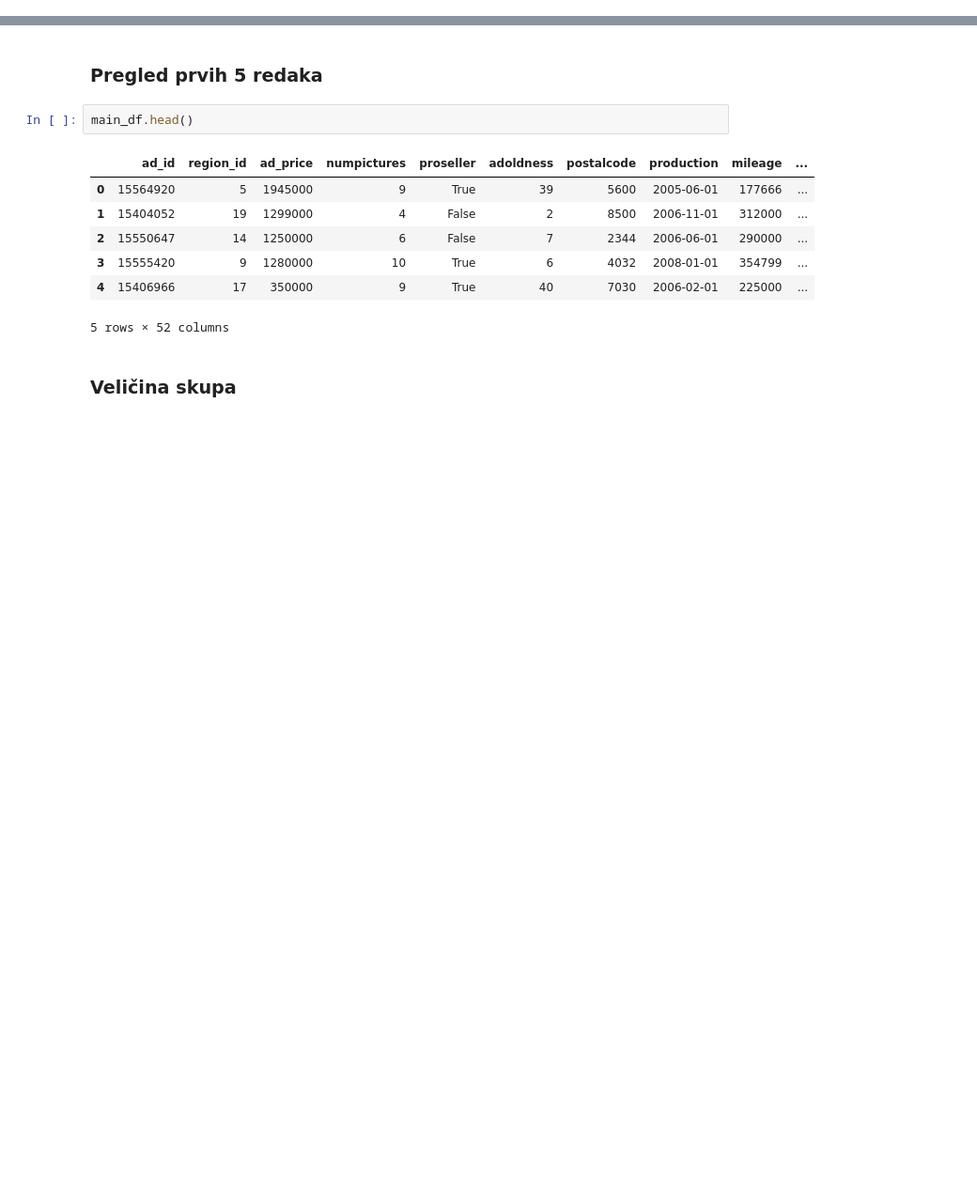
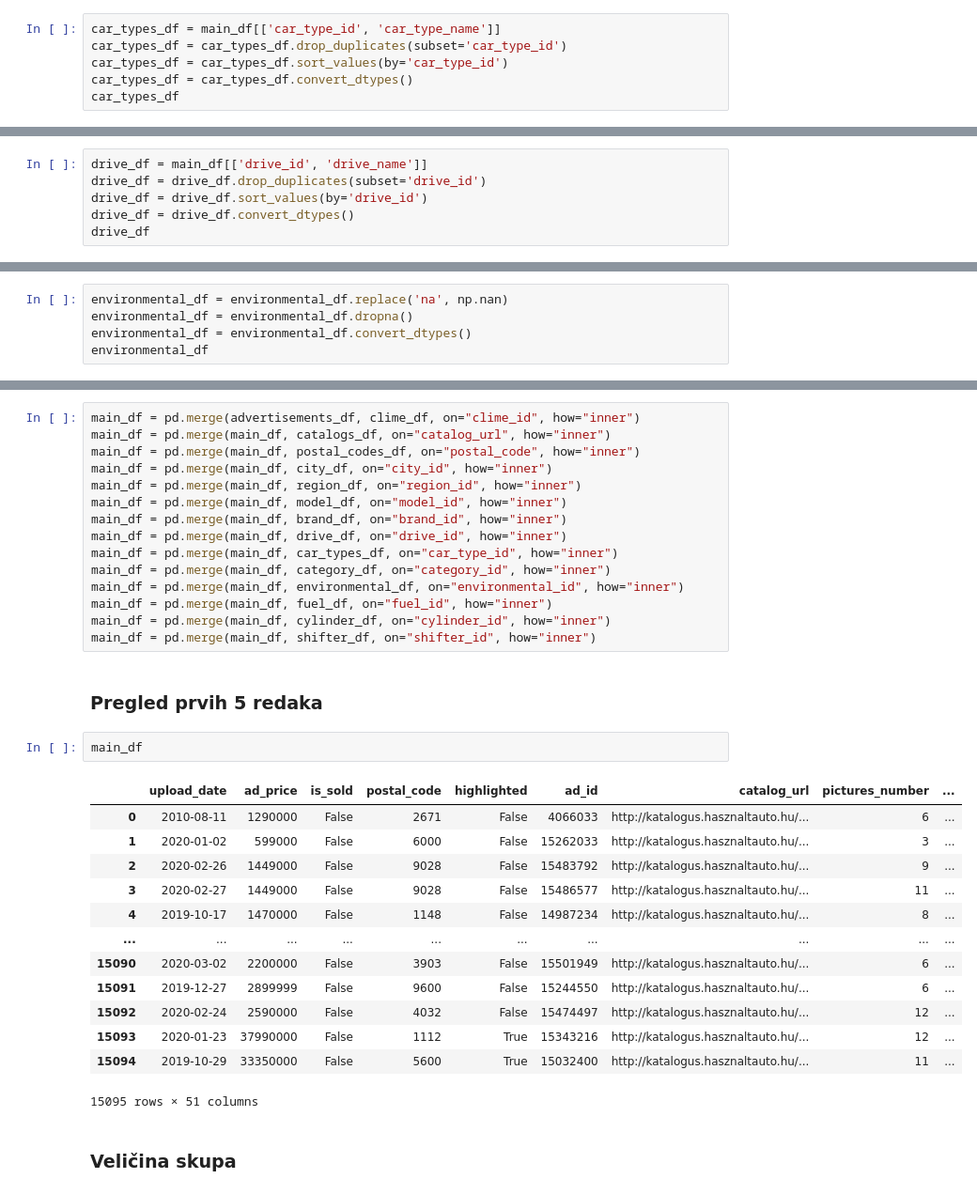
Before and after one commit to alanbubalo/spi-projekt, a Jupyter notebook: project.ipynb, the cells around one changed output, grey strips where cells are left out. Shown: that part at 94% size. Saved outputs shown, nothing was run; the diff lists cells and outputs as text; blank space fills up the shorter version.

```diff
--- a/project.ipynb
+++ b/project.ipynb
@@ -112,0 +431,6 @@ main_df = pd.merge(main_df, environmental_df, on="environmental_id", how="inner"
+# %%
+car_types_df = main_df[['car_type_id', 'car_type_name']]
+car_types_df = car_types_df.drop_duplicates(subset='car_type_id')
+car_types_df = car_types_df.sort_values(by='car_type_id')
+car_types_df = car_types_df.convert_dtypes()
+car_types_df
@@ -112,0 +448,6 @@ main_df = pd.merge(main_df, environmental_df, on="environmental_id", how="inner"
+# %%
+drive_df = main_df[['drive_id', 'drive_name']]
+drive_df = drive_df.drop_duplicates(subset='drive_id')
+drive_df = drive_df.sort_values(by='drive_id')
+drive_df = drive_df.convert_dtypes()
+drive_df
@@ -112,0 +459,5 @@ main_df = pd.merge(main_df, environmental_df, on="environmental_id", how="inner"
+# %%
+environmental_df = environmental_df.replace('na', np.nan)
+environmental_df = environmental_df.dropna()
+environmental_df = environmental_df.convert_dtypes()
+environmental_df
@@ -113,15 +472,36 @@ main_df = pd.merge(main_df, environmental_df, on="environmental_id", how="inner"
+# %%
+main_df = pd.merge(advertisements_df, clime_df, on="clime_id", how="inner")
+main_df = pd.merge(main_df, catalogs_df, on="catalog_url", how="inner")
+main_df = pd.merge(main_df, postal_codes_df, on="postal_code", how="inner")
+main_df = pd.merge(main_df, city_df, on="city_id", how="inner")
+main_df = pd.merge(main_df, region_df, on="region_id", how="inner")
+main_df = pd.merge(main_df, model_df, on="model_id", how="inner")
+main_df = pd.merge(main_df, brand_df, on="brand_id", how="inner")
+main_df = pd.merge(main_df, drive_df, on="drive_id", how="inner")
+main_df = pd.merge(main_df, car_types_df, on="car_type_id", how="inner")
+main_df = pd.merge(main_df, category_df, on="category_id", how="inner")
+main_df = pd.merge(main_df, environmental_df, on="environmental_id", how="inner")
+main_df = pd.merge(main_df, fuel_df, on="fuel_id", how="inner")
+main_df = pd.merge(main_df, cylinder_df, on="cylinder_id", how="inner")
+main_df = pd.merge(main_df, shifter_df, on="shifter_id", how="inner")
 # %% [markdown]
 ### Pregled prvih 5 redaka
 # %%
-main_df.head()
+main_df
 # %% [output]
-|  | ad_id | region_id | ad_price | numpictures | proseller | adoldness | postalcode | production | mileage | ... |
-| 0 | 15564920 | 5 | 1945000 | 9 | True | 39 | 5600 | 2005-06-01 | 177666 | ... |
-| 1 | 15404052 | 19 | 1299000 | 4 | False | 2 | 8500 | 2006-11-01 | 312000 | ... |
-| 2 | 15550647 | 14 | 1250000 | 6 | False | 7 | 2344 | 2006-06-01 | 290000 | ... |
-| 3 | 15555420 | 9 | 1280000 | 10 | True | 6 | 4032 | 2008-01-01 | 354799 | ... |
-| 4 | 15406966 | 17 | 350000 | 9 | True | 40 | 7030 | 2006-02-01 | 225000 | ... |
+|  | upload_date | ad_price | is_sold | postal_code | highlighted | ad_id | catalog_url | pictures_number | ... |
+| 0 | 2010-08-11 | 1290000 | False | 2671 | False | 4066033 | http://katalogus.hasznaltauto.hu/... | 6 | ... |
+| 1 | 2020-01-02 | 599000 | False | 6000 | False | 15262033 | http://katalogus.hasznaltauto.hu/... | 3 | ... |
+| 2 | 2020-02-26 | 1449000 | False | 9028 | False | 15483792 | http://katalogus.hasznaltauto.hu/... | 9 | ... |
+| 3 | 2020-02-27 | 1449000 | False | 9028 | False | 15486577 | http://katalogus.hasznaltauto.hu/... | 11 | ... |
+| 4 | 2019-10-17 | 1470000 | False | 1148 | False | 14987234 | http://katalogus.hasznaltauto.hu/... | 8 | ... |
+| ... | ... | ... | ... | ... | ... | ... | ... | ... | ... |
+| 15090 | 2020-03-02 | 2200000 | False | 3903 | False | 15501949 | http://katalogus.hasznaltauto.hu/... | 6 | ... |
+| 15091 | 2019-12-27 | 2899999 | False | 9600 | False | 15244550 | http://katalogus.hasznaltauto.hu/... | 6 | ... |
+| 15092 | 2020-02-24 | 2590000 | False | 4032 | False | 15474497 | http://katalogus.hasznaltauto.hu/... | 12 | ... |
+| 15093 | 2020-01-23 | 37990000 | False | 1112 | True | 15343216 | http://katalogus.hasznaltauto.hu/... | 12 | ... |
+| 15094 | 2019-10-29 | 33350000 | False | 5600 | True | 15032400 | http://katalogus.hasznaltauto.hu/... | 11 | ... |
-5 rows × 52 columns
+15095 rows × 51 columns
 # %% [markdown]
 ### Veličina skupa
 # %%
```
Also changed, not shown: parts of 39 cells of this notebook, 4 other files.
